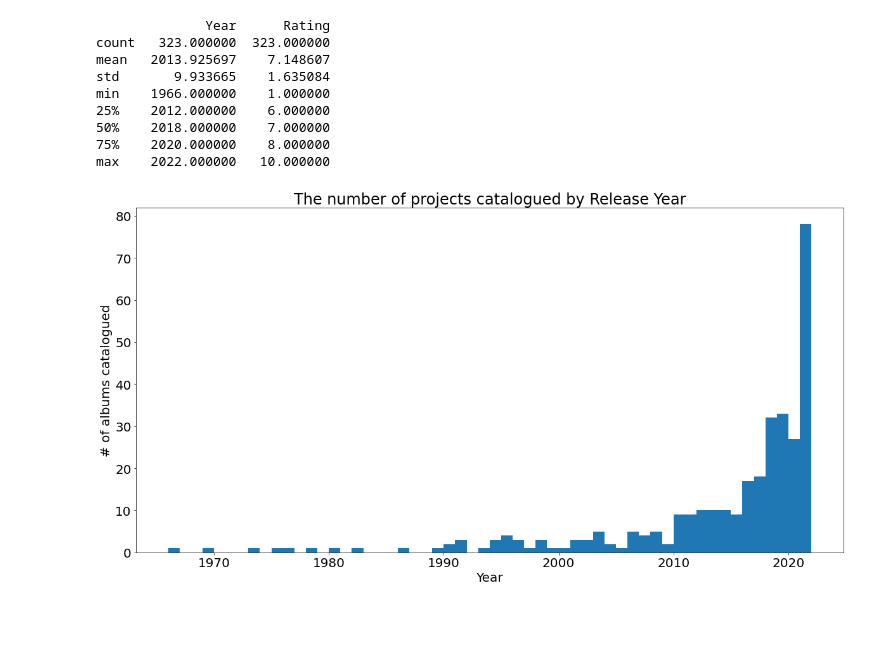
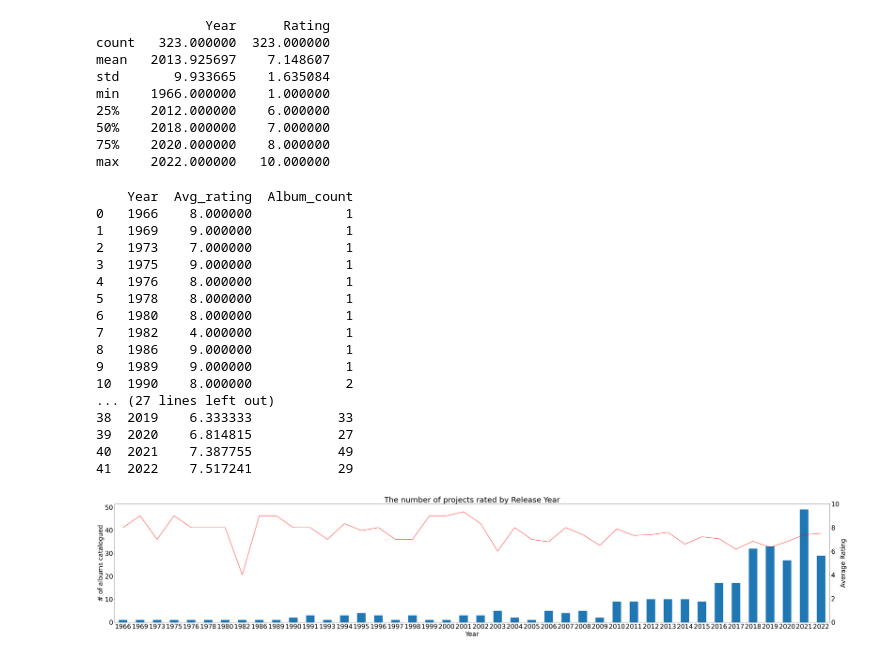
Before and after one commit to jpnoro2003/RYMRatingsAnalysis, a Jupyter notebook: RYM_Analysis.ipynb, the cells around one changed output. Saved outputs shown, nothing was run; the diff lists cells and outputs as text; code cells hidden in the pictures; blank space fills up the shorter version.

```diff
--- a/RYM_Analysis.ipynb
+++ b/RYM_Analysis.ipynb
@@ -126,15 +131,56 @@ min    1966.000000    1.000000
 50%    2018.000000    7.000000
 75%    2020.000000    8.000000
 max    2022.000000   10.000000
+# %%
+# Group Data by year and calculate average rating by year (Excluding ratings of 0)
+rym_key_year = rym_key[rym_key["Rating"] != 0].groupby('Year')['Rating'].agg(np.mean).rename_axis('Year').reset_index(name='Avg_rating')
+
+# Group Data by year and calculate album count by year (Excluding ratings of 0)
+rym_album_counts_year = rym_key[rym_key["Rating"] != 0]['Year'].value_counts().reset_index().sort_values('index')
+
+# Group Data by year and calculate album count by year (Excluding ratings of 0)
+rym_album_counts_year = rym_key[rym_key["Rating"] != 0]['Year'].value_counts().reset_index().sort_values('index')
+
+# Join rym_key_year and rym_album_counts_year on year
+rym_key_year = rym_key_year.merge(rym_album_counts_year, how='inner', left_on = 'Year', right_on = 'index')
+
+# Adjust formatting
+rym_key_year = rym_key_year[['Year_x', 'Avg_rating', 'Year_y']]
+rym_key_year.columns = ['Year', 'Avg_rating', 'Album_count']
+
+# Show Results
+print(rym_key_year)
+# %% [output]
+    Year  Avg_rating  Album_count
+0   1966    8.000000            1
+1   1969    9.000000            1
+2   1973    7.000000            1
+3   1975    9.000000            1
+4   1976    8.000000            1
+5   1978    8.000000            1
+6   1980    8.000000            1
+7   1982    4.000000            1
+8   1986    9.000000            1
+9   1989    9.000000            1
+10  1990    8.000000            2
+... (27 lines left out)
+38  2019    6.333333           33
+39  2020    6.814815           27
+40  2021    7.387755           49
+41  2022    7.517241           29
 # %%
-# Visualizing the distribution of albums by year using a histogram:
-
-plt.figure(figsize=(20, 10))
-plt.rcParams['font.size'] = 20.0
-plt.hist(rym_key["Year"], rym_key["Year"].max() - rym_key["Year"].min())
-plt.title("The number of projects catalogued by Release Year")
+# Visualizing the distribution of albums by year using a Bar Graph:
+plt.figure(figsize=(60, 10))
+plt.rcParams['font.size'] = 30
+plt.title("The number of projects rated by Release Year")
 plt.xlabel("Year")
 plt.ylabel("# of albums catalogued")
+rym_key_year['Album_count'].plot(kind = 'bar')
+rym_key_year['Avg_rating'].plot(secondary_y = True, color='red')
+ax_y = plt.gca()
+ax_y.set_xticklabels(rym_key_year['Year'], size = 9)
+ax_y.set_ylim(0,10)
+ax_y.set_ylabel("Average Rating")
 plt.show()
 # %% [output]
-[figure, old version]
+[figure, new version]
```
Also changed, not shown: parts of 5 cells of this notebook.
